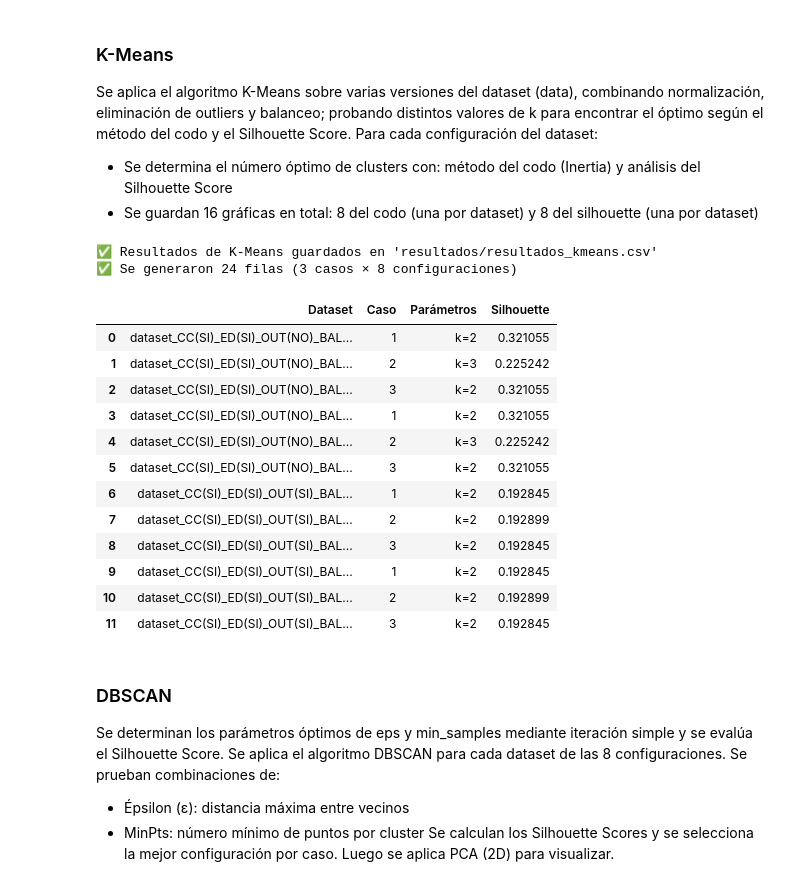
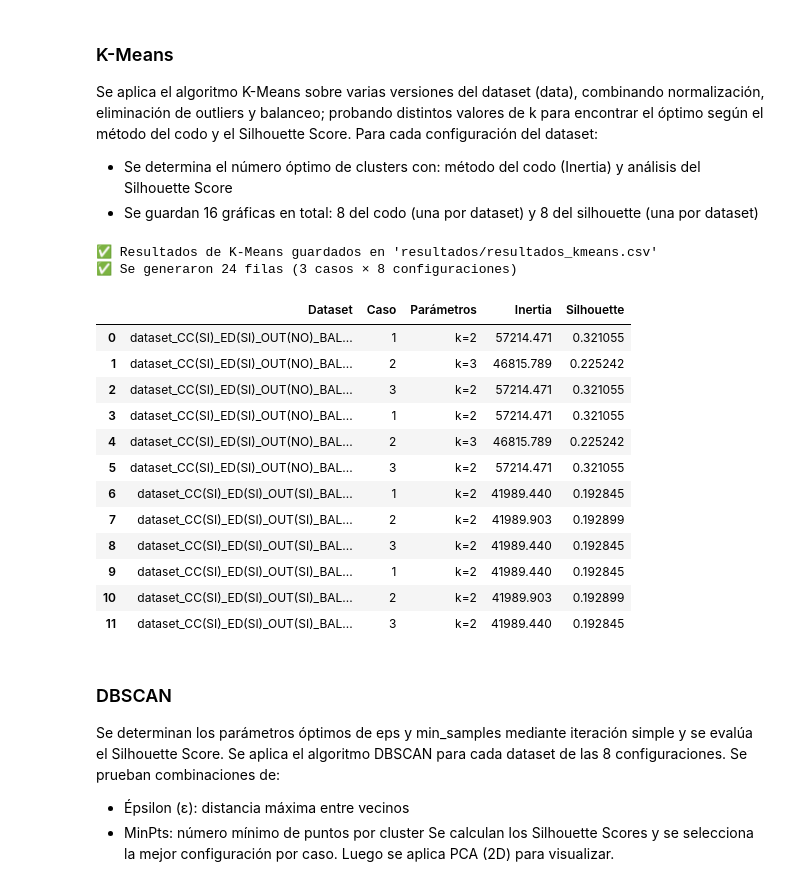
Before and after one commit to Zuleto1231/practica_2, a Jupyter notebook: main.ipynb, the cells around one changed output. Cells and saved outputs as stored; diff of their text form; code cells hidden in the pictures.

```diff
--- a/main.ipynb
+++ b/main.ipynb
@@ -285,7 +299,7 @@ print("\n📁 Resultados guardados en 'resultados_arboles.csv'")
 
 
 # Carpeta donde están los datasets preprocesados
-input_dir = "data_sets"
+input_dir = "data_sets/supervisado"
 resultados_knn = []
 
 # Recorremos los 8 datasets
@@ -373,7 +387,7 @@ print("\n📁 Resultados guardados en 'resultados/resultados_knn.csv'")
 
 
 # Carpeta donde están los datasets preprocesados
-input_dir = "data_sets"
+input_dir = "data_sets/supervisado"
 resultados_svm = []
 
 # Recorremos los 8 datasets
@@ -465,7 +479,7 @@ print("\n📁 Resultados guardados en 'resultados/resultados_svm.csv'")
 # =====================================================
 
 # Carpeta donde están los datasets preprocesados
-input_dir = "data_sets"
+input_dir = "data_sets/supervisado"
 resultados_redes = []
 
 # Recorremos los 8 datasets
@@ -1026,7 +1040,7 @@ from sklearn.metrics import average_precision_score, precision_recall_curve, roc
 from sklearn.multiclass import OneVsRestClassifier
 
 
-path = "data_sets/dataset_CC(SI)_ED(SI)_BAL(SI)_OUT(SI).csv"
+path = "data_sets/supervisado/dataset_CC(SI)_ED(SI)_BAL(SI)_OUT(SI).csv"
 data = pd.read_csv(path)
 print(f"✅ Dataset cargado: {path}")
 
@@ -1307,6 +1321,7 @@ Para cada configuración del dataset:
   - Se guardan 16 gráficas en total: 8 del codo (una por dataset) y 8 del silhouette (una por dataset)
 # %%
 from sklearn.decomposition import PCA
+
 resultados_kmeans = []
 k_values = range(2, 11)
 
@@ -1334,11 +1349,13 @@ for i, df_temp in enumerate(datasets):
 
         mejor_k = k_values[np.argmax(silhouette_list)]
         mejor_sil = np.max(silhouette_list)
+        mejor_inertia = inertia_list[np.argmax(silhouette_list)]
 
         resultados_kmeans.append({
             "Dataset": nombre_config,
             "Caso": caso,
             "Parámetros": f"k={mejor_k}",
+            "Inertia": round(mejor_inertia, 3),
             "Silhouette": mejor_sil
         })
 
@@ -1370,46 +1387,46 @@ for i, df_temp in enumerate(datasets):
     # ---------- PCA y centroides ----------
     mejor_k_global = k_values[np.argmax(silhouette_avg)]
     modelo_final = KMeans(n_clusters=mejor_k_global, random_state=42)
     labels_final = modelo_final.fit_predict(X)
 
     pca = PCA(n_components=2)
     X_pca = pca.fit_transform(X)
     centroids_pca = pca.transform(modelo_final.cluster_centers_)
 
     plt.figure(figsize=(6, 5))
     plt.scatter(X_pca[:, 0], X_pca[:, 1], c=labels_final, cmap="tab10", s=30)
     plt.scatter(centroids_pca[:, 0], centroids_pca[:, 1], c="red", s=150, marker="X", label="Centroides")
     plt.title(f"Clusters (PCA 2D) - {nombre_config}")
     plt.xlabel("Componente 1")
     plt.ylabel("Componente 2")
     plt.legend()
     plt.grid(True, linestyle="--", alpha=0.5)
     plt.savefig(f"visualizaciones/kmeans/pca_clusters_{nombre_config}.png", bbox_inches="tight")
     plt.close()
 
 # Guardar CSV final
 df_kmeans = pd.DataFrame(resultados_kmeans)
 df_kmeans.to_csv("resultados/resultados_kmeans.csv", index=False)
 
 print("✅ Resultados de K-Means guardados en 'resultados/resultados_kmeans.csv'")
 print("✅ Se generaron 24 filas (3 casos × 8 configuraciones)")
 display(df_kmeans.head(12))
 # %% [output]
 ✅ Resultados de K-Means guardados en 'resultados/resultados_kmeans.csv'
 ✅ Se generaron 24 filas (3 casos × 8 configuraciones)
-|  | Dataset | Caso | Parámetros | Silhouette |
-| 0 | dataset_CC(SI)_ED(SI)_OUT(NO)_BAL... | 1 | k=2 | 0.321055 |
-| 1 | dataset_CC(SI)_ED(SI)_OUT(NO)_BAL... | 2 | k=3 | 0.225242 |
-| 2 | dataset_CC(SI)_ED(SI)_OUT(NO)_BAL... | 3 | k=2 | 0.321055 |
-| 3 | dataset_CC(SI)_ED(SI)_OUT(NO)_BAL... | 1 | k=2 | 0.321055 |
-| 4 | dataset_CC(SI)_ED(SI)_OUT(NO)_BAL... | 2 | k=3 | 0.225242 |
-| 5 | dataset_CC(SI)_ED(SI)_OUT(NO)_BAL... | 3 | k=2 | 0.321055 |
-| 6 | dataset_CC(SI)_ED(SI)_OUT(SI)_BAL... | 1 | k=2 | 0.192845 |
-| 7 | dataset_CC(SI)_ED(SI)_OUT(SI)_BAL... | 2 | k=2 | 0.192899 |
-| 8 | dataset_CC(SI)_ED(SI)_OUT(SI)_BAL... | 3 | k=2 | 0.192845 |
-| 9 | dataset_CC(SI)_ED(SI)_OUT(SI)_BAL... | 1 | k=2 | 0.192845 |
-| 10 | dataset_CC(SI)_ED(SI)_OUT(SI)_BAL... | 2 | k=2 | 0.192899 |
-| 11 | dataset_CC(SI)_ED(SI)_OUT(SI)_BAL... | 3 | k=2 | 0.192845 |
+|  | Dataset | Caso | Parámetros | Inertia | Silhouette |
+| 0 | dataset_CC(SI)_ED(SI)_OUT(NO)_BAL... | 1 | k=2 | 57214.471 | 0.321055 |
+| 1 | dataset_CC(SI)_ED(SI)_OUT(NO)_BAL... | 2 | k=3 | 46815.789 | 0.225242 |
+| 2 | dataset_CC(SI)_ED(SI)_OUT(NO)_BAL... | 3 | k=2 | 57214.471 | 0.321055 |
+| 3 | dataset_CC(SI)_ED(SI)_OUT(NO)_BAL... | 1 | k=2 | 57214.471 | 0.321055 |
+| 4 | dataset_CC(SI)_ED(SI)_OUT(NO)_BAL... | 2 | k=3 | 46815.789 | 0.225242 |
+| 5 | dataset_CC(SI)_ED(SI)_OUT(NO)_BAL... | 3 | k=2 | 57214.471 | 0.321055 |
+| 6 | dataset_CC(SI)_ED(SI)_OUT(SI)_BAL... | 1 | k=2 | 41989.440 | 0.192845 |
+| 7 | dataset_CC(SI)_ED(SI)_OUT(SI)_BAL... | 2 | k=2 | 41989.903 | 0.192899 |
+| 8 | dataset_CC(SI)_ED(SI)_OUT(SI)_BAL... | 3 | k=2 | 41989.440 | 0.192845 |
+| 9 | dataset_CC(SI)_ED(SI)_OUT(SI)_BAL... | 1 | k=2 | 41989.440 | 0.192845 |
+| 10 | dataset_CC(SI)_ED(SI)_OUT(SI)_BAL... | 2 | k=2 | 41989.903 | 0.192899 |
+| 11 | dataset_CC(SI)_ED(SI)_OUT(SI)_BAL... | 3 | k=2 | 41989.440 | 0.192845 |
 # %% [markdown]
 ### DBSCAN
 
```
Also changed, not shown: parts of 31 cells of this notebook, 58 other files.
